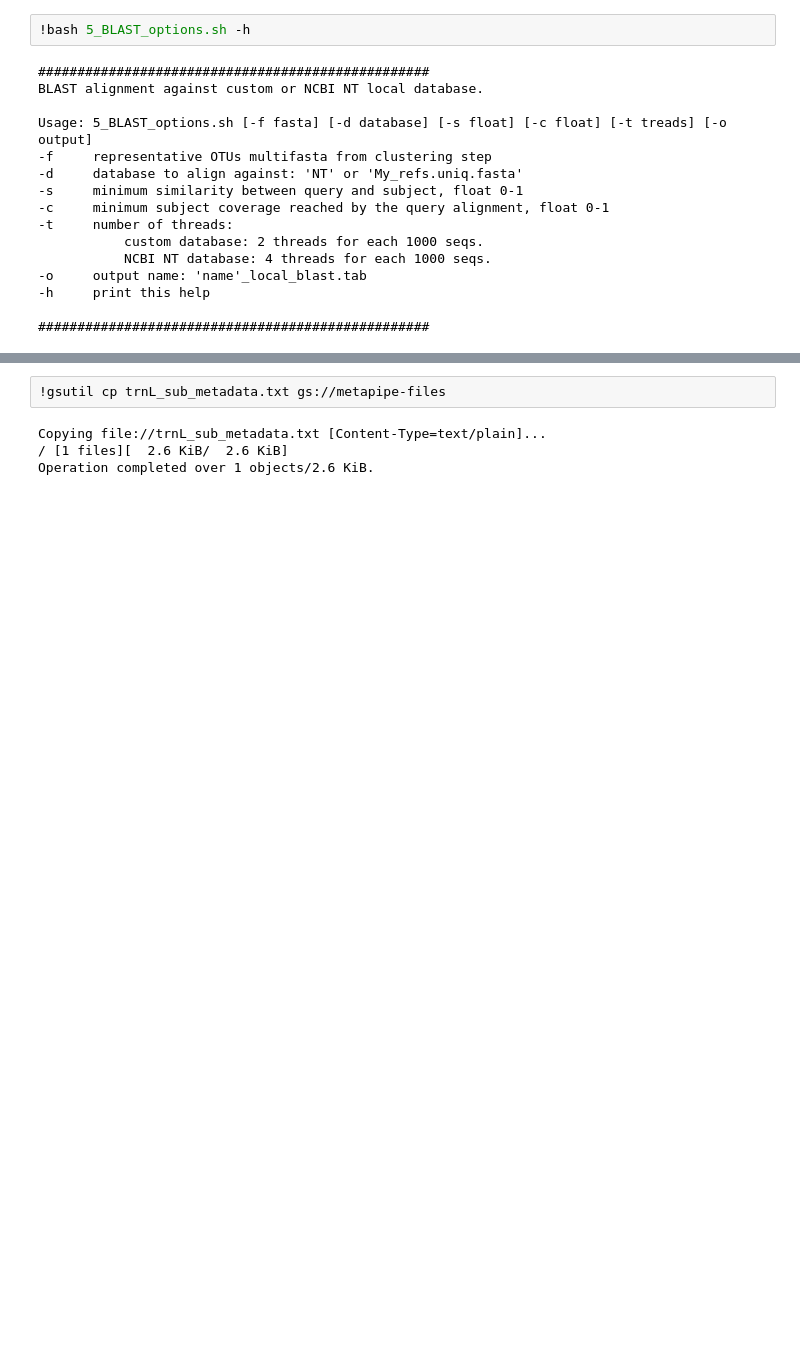
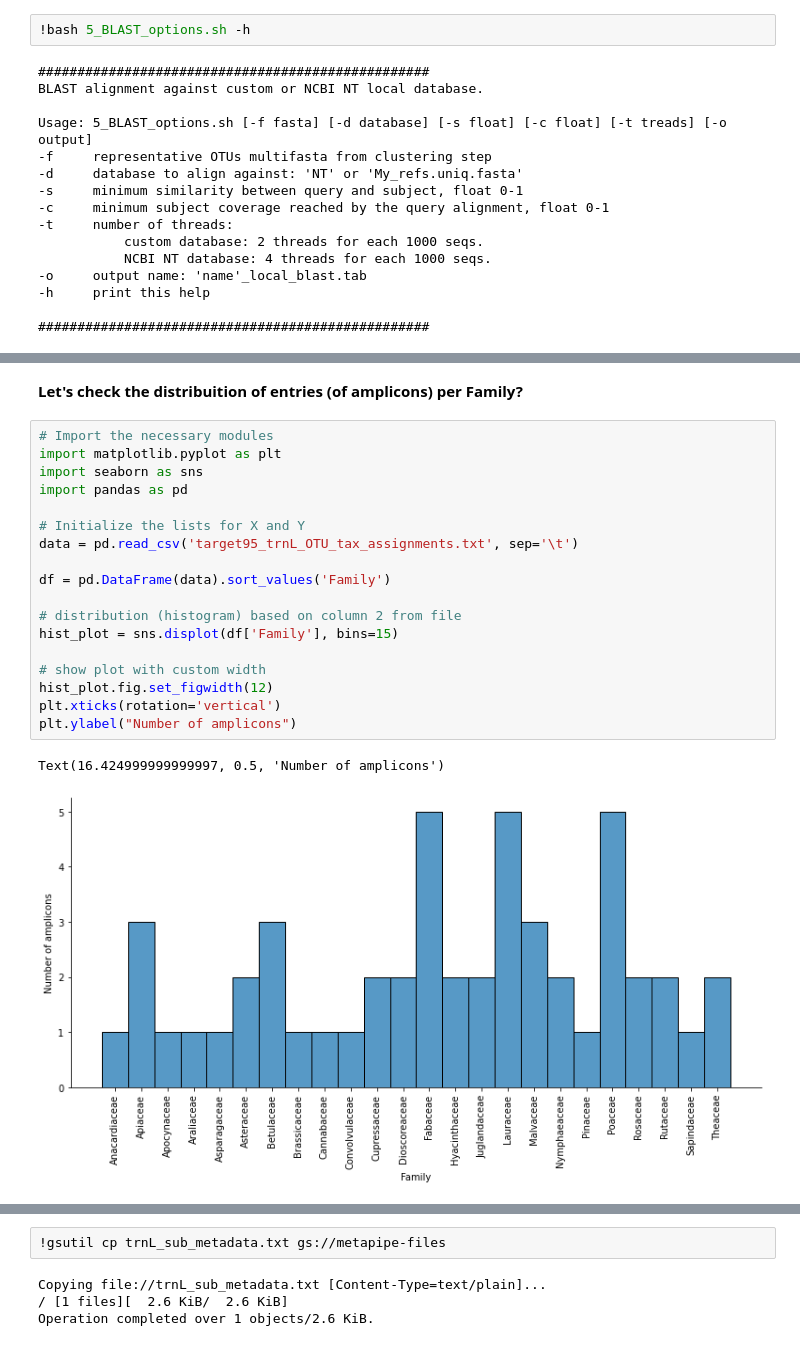
Before and after one commit to marlaux/METAPIPE_Workshop, a Jupyter notebook: metapipe-run.ipynb, the cells around one changed output, grey strips where cells are left out. Cells and saved outputs as stored; diff of their text form; blank space fills up the shorter version.

```diff
--- a/metapipe-run.ipynb
+++ b/metapipe-run.ipynb
@@ -572,0 +783,23 @@ a069993ab97b3f720cf66567bfb1fad838b20dc6_37670  100.000 Eukaryota|Streptophyta|M
+# %% [markdown]
+**Let's check the distribuition of entries (of amplicons) per Family?**
+# %%
+# Import the necessary modules
+import matplotlib.pyplot as plt
+import seaborn as sns
+import pandas as pd
+
+# Initialize the lists for X and Y
+data = pd.read_csv('target95_trnL_OTU_tax_assignments.txt', sep='\t')
+
+df = pd.DataFrame(data).sort_values('Family')
+
+# distribution (histogram) based on column 2 from file
+hist_plot = sns.displot(df['Family'], bins=15)
+
+# show plot with custom width
+hist_plot.fig.set_figwidth(12)
+plt.xticks(rotation='vertical')
+plt.ylabel("Number of amplicons")
+# %% [output]
+Text(16.424999999999997, 0.5, 'Number of amplicons')
+[figure, added]
```
Also changed, not shown: parts of 115 cells of this notebook.
